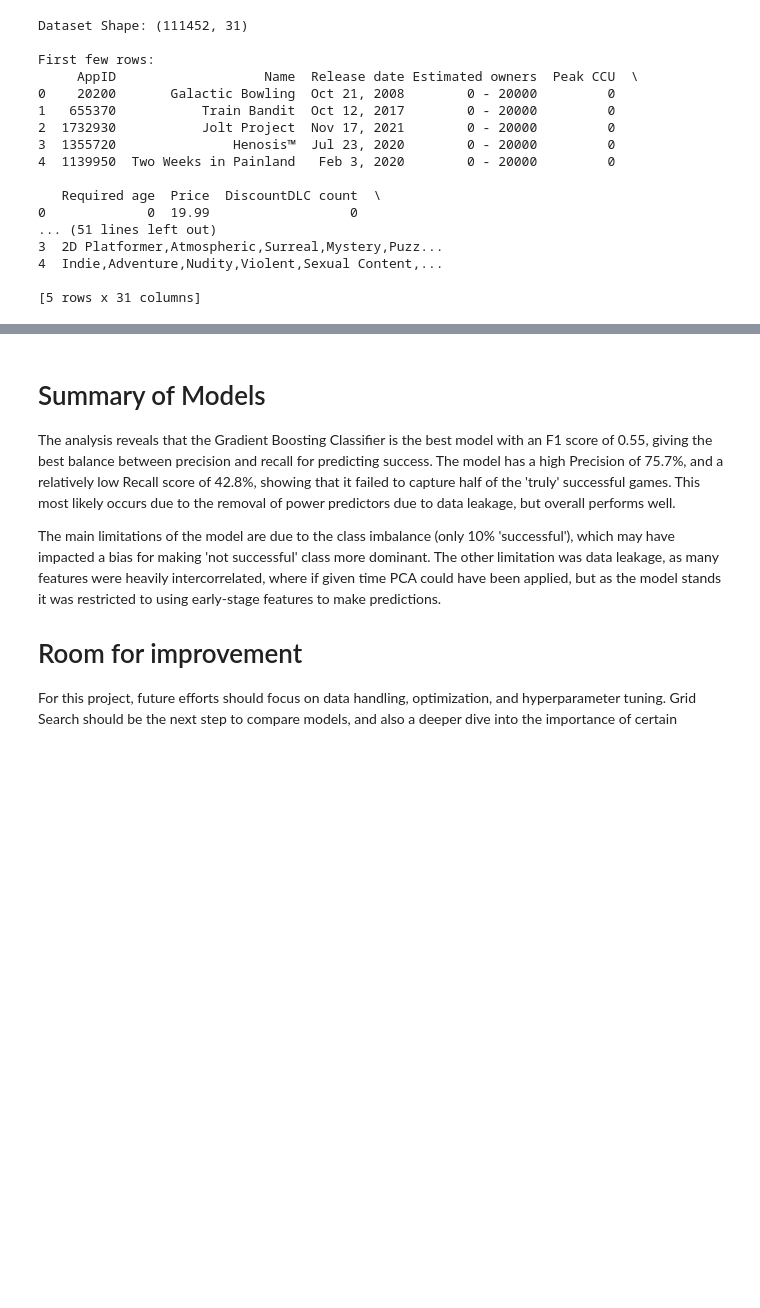
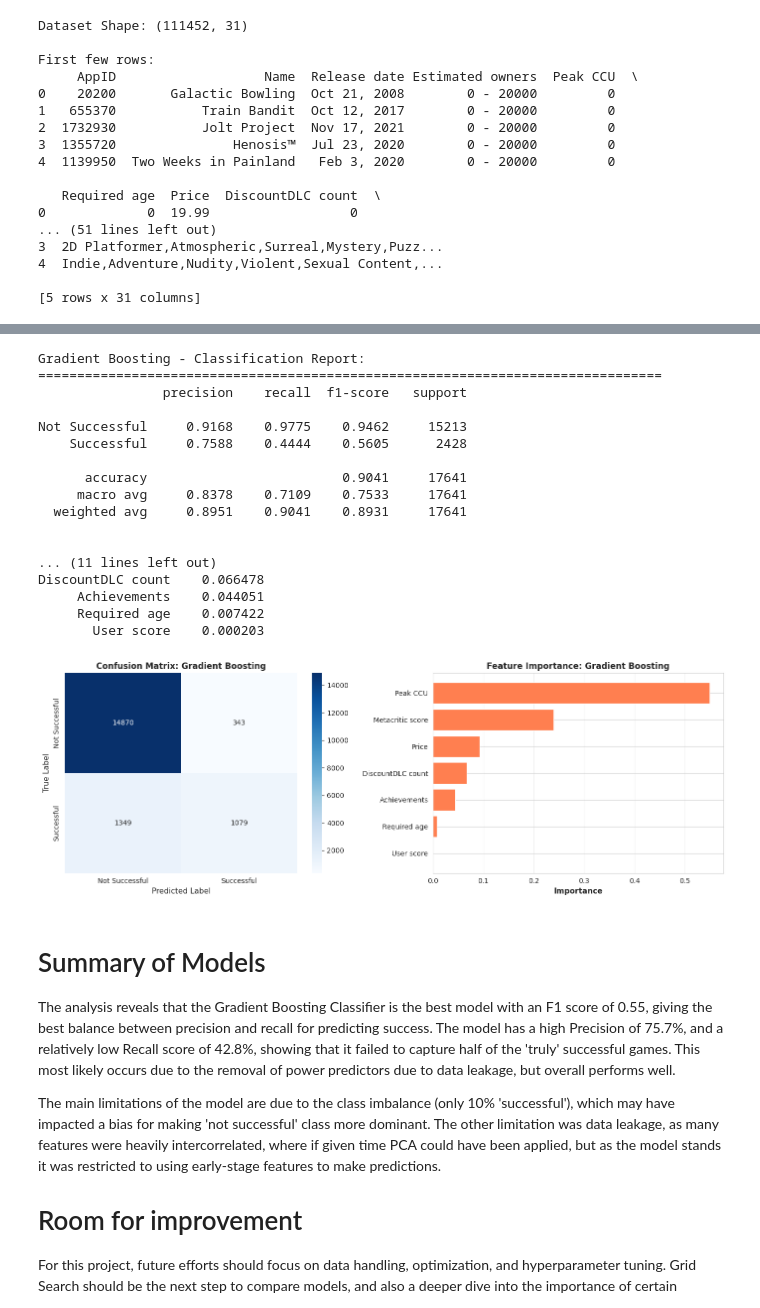
Before and after one commit to HDoubleH/SteamDBMachineLearningProject, a Jupyter notebook: SteamDBProjectModeling.ipynb, the cells around one changed output, grey strips where cells are left out. Drawn from its saved outputs; the diff is of its cells as text; code cells hidden in the pictures; blank space fills up the shorter version.

```diff
--- a/SteamDBProjectModeling.ipynb
+++ b/SteamDBProjectModeling.ipynb
@@ -463,3 +745,79 @@ Gradient Boosting  0.928632   0.756730 0.427847  0.546633
+# %%
+# ============================================================================
+# DETAILED ANALYSIS OF BEST MODEL
+# ============================================================================
+
+best_model = results[best_model_name]['model']
+y_pred = results[best_model_name]['y_pred']
+
+# Confusion Matrix
+cm = confusion_matrix(y_test, y_pred)
+
+# Classification Report
+print(f"\n{best_model_name} - Classification Report:")
+print("="*80)
+print(classification_report(y_test, y_pred,
+                          target_names=['Not Successful', 'Successful'],
+                          digits=4))
+
+print("\nConfusion Matrix Breakdown:")
+print(f"  True Negatives:  {cm[0,0]:,} (correctly predicted not successful)")
+print(f"  False Positives: {cm[0,1]:,} (predicted successful, actually not)")
+print(f"  False Negatives: {cm[1,0]:,} (predicted not successful, actually successful)")
+print(f"  True Positives:  {cm[1,1]:,} (correctly predicted successful)")
+
+# Feature Importance
+feature_importance = pd.DataFrame({
+    'Feature': feature_cols,
+    'Importance': best_model.feature_importances_
+}).sort_values('Importance', ascending=False)
+
+print("\nFeature Importance:")
+print(feature_importance.to_string(index=False))
+
+# Visualize
+fig, axes = plt.subplots(1, 2, figsize=(14, 5))
+
+# Confusion Matrix
+ax1 = axes[0]
+sns.heatmap(cm, annot=True, fmt='d', cmap='Blues', ax=ax1,
+            xticklabels=['Not Successful', 'Successful'],
+            yticklabels=['Not Successful', 'Successful'])
+ax1.set_title(f'Confusion Matrix: {best_model_name}', fontsize=12, fontweight='bold')
+ax1.set_ylabel('True Label', fontsize=11)
+ax1.set_xlabel('Predicted Label', fontsize=11)
+
+# Feature Importance
+ax2 = axes[1]
+ax2.barh(range(len(feature_importance)), feature_importance['Importance'], color='coral')
+ax2.set_yticks(range(len(feature_importance)))
+ax2.set_yticklabels(feature_importance['Feature'])
+ax2.set_xlabel('Importance', fontsize=11, fontweight='bold')
+ax2.set_title(f'Feature Importance: {best_model_name}', fontsize=12, fontweight='bold')
+ax2.invert_yaxis()
+ax2.grid(axis='x', alpha=0.3)
+
+plt.tight_layout()
+plt.show()
+# %% [output]
+Gradient Boosting - Classification Report:
+================================================================================
+                precision    recall  f1-score   support
+
+Not Successful     0.9168    0.9775    0.9462     15213
+    Successful     0.7588    0.4444    0.5605      2428
+
+      accuracy                         0.9041     17641
+     macro avg     0.8378    0.7109    0.7533     17641
+  weighted avg     0.8951    0.9041    0.8931     17641
+
+
+... (11 lines left out)
+DiscountDLC count    0.066478
+     Achievements    0.044051
+     Required age    0.007422
+       User score    0.000203
+[figure, added]
 # %% [markdown]
 # Summary of Models
 The analysis reveals that the Gradient Boosting Classifier is the best model with an F1 score of 0.55, giving the best balance between precision and recall for predicting success. The model has a high Precision of 75.7%, and a relatively low Recall score of 42.8%, showing that it failed to capture half of the 'truly' successful games. This most likely occurs due to the removal of power predictors due to data leakage, but overall performs well.
```
Also changed, not shown: parts of 25 cells of this notebook.
